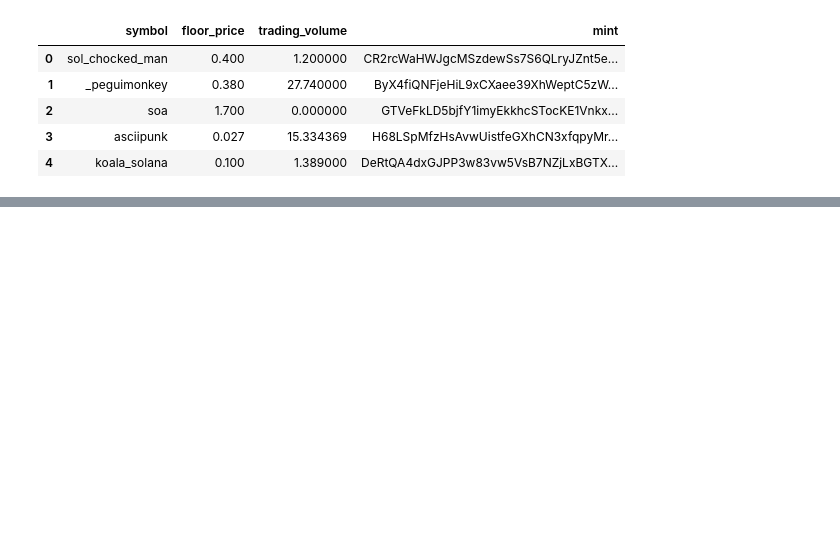
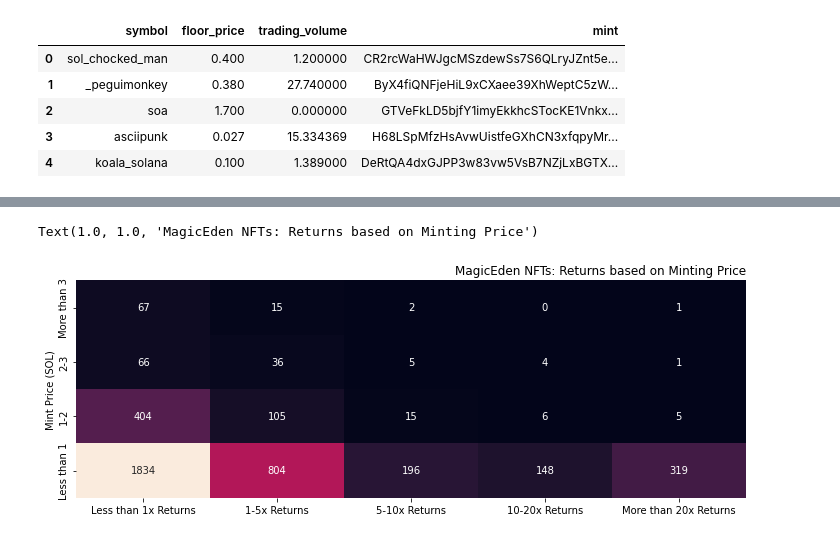
Before and after one commit to MeiLiing/flipside_bounties, a Jupyter notebook: solana_nft_bounty/nft_mint_sweetspot.ipynb, the cells around one changed output, grey strips where cells are left out. Cells and saved outputs as stored; diff of their text form; code cells hidden in the pictures; blank space fills up the shorter version.

```diff
--- a/solana_nft_bounty/nft_mint_sweetspot.ipynb
+++ b/solana_nft_bounty/nft_mint_sweetspot.ipynb
@@ -58,0 +167,24 @@ df.head()
+# %%
+binned_df = df.groupby(['Mint Price (SOL)','roi_bin']).symbol.count().reset_index()
+
+pivoted = binned_df.pivot(index='Mint Price (SOL)',columns='roi_bin',values='symbol').reset_index()
+pivoted = pivoted.fillna(0)
+pivoted = pivoted.rename(index={
+        0: 1,
+        1: 2,
+        2: 0,
+        3: 3
+    })
+col_order = ['Mint Price (SOL)','Less than 1x Returns','1-5x Returns','5-10x Returns','10-20x Returns','More than 20x Returns']
+pivoted = pivoted[col_order]
+
+pivoted.sort_index(ascending=True, inplace=True)
+pivoted.set_index('Mint Price (SOL)', inplace=True)
+pivoted.columns.name = None
+
+for column in pivoted.columns:
+    pivoted[column] = pivoted[column].apply(
+        lambda x: int(x)
+    )
+
+pivoted
@@ -58,0 +198,11 @@ df.head()
+# %%
+plt.figure(figsize=(12,4))
+ax = sns.heatmap(pivoted, annot=True, cbar=False, fmt='g')
+ax.invert_yaxis()
+plt.title('MagicEden NFTs: Returns based on Minting Price',
+    loc='right',
+    size='large'
+    )
+# %% [output]
+Text(1.0, 1.0, 'MagicEden NFTs: Returns based on Minting Price')
+[figure, added]
```
Also changed, not shown: parts of 17 cells of this notebook, 21 other files.
